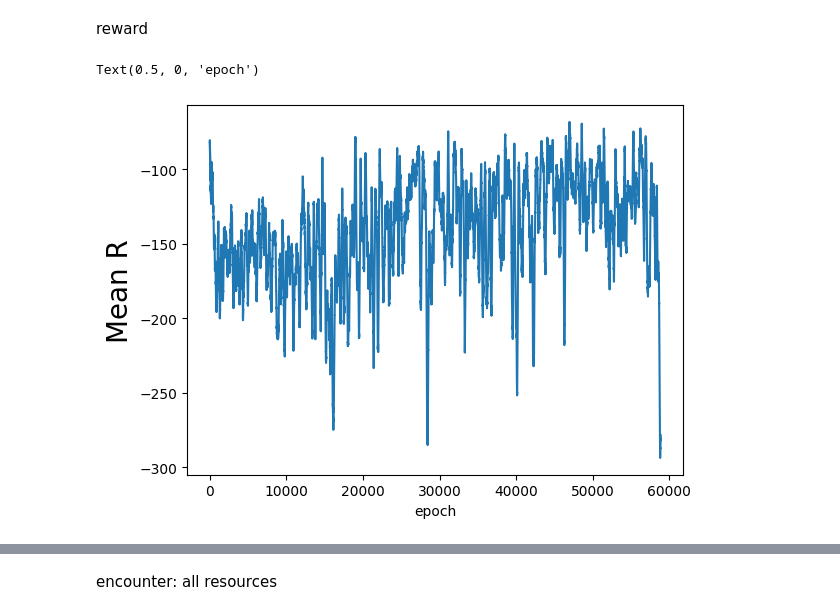
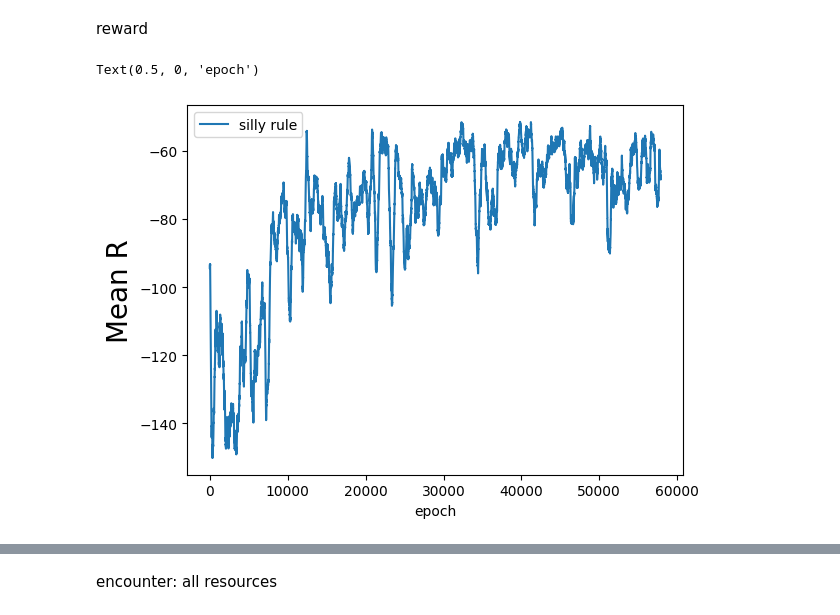
Before and after one commit to social-ai-uoft/sorrel, a Jupyter notebook: examples/state_punishment/analysis/analysis_v2.ipynb, the cells around one changed output, grey strips where cells are left out. Drawn from its saved outputs; the diff is of its cells as text; code cells hidden in the pictures.

```diff
--- a/examples/state_punishment/analysis/analysis_v2.ipynb
+++ b/examples/state_punishment/analysis/analysis_v2.ipynb
@@ -523,7 +523,10 @@ reward
 
 
 folders = [
-    'Study1_experiment_cond_stacked_view_simple_actions_3agents_respawn_0.04_s1_r1_seed3_20250507-18051746658070',
+    # 'Study1_experiment_cond_stacked_view_simple_actions_3agents_respawn_0.04_s1_r1_seed3_20250507-18051746658070',
+    "Study1_experiment_cond_v2_improved_punishment_scheme_stacked_view_simple_actions_3agents_respawn_0.04_s1_r1_seed3_20250603-11061748963658"
+    # 'Study1_control_only_taboo_cond_stacked_view_simple_actions_3agents_respawn_0.04_s1_r1_seed3_20250522-16051747946616',
+    # 'Study1_control_only_taboo_transfer_from_exp_cond_stacked_view_simple_actions_3agents_respawn_0.04_s1_r1_seed3_20250526-21051748308104'
 ]
 collective_rs = [[] for _ in range(len(folders))]
 for ixs, folder in enumerate(folders):
@@ -577,22 +580,20 @@ collective_processed = [[np.array(list(itertools.chain(*agent_condition_data)))
                         for condition_data in collective]
 collective_rs_ = [np.mean(trim_and_calculate_mean(collective_processed[i]), axis=0) for i in range(len(collective_processed))]
 # %%
-labels = ['composite', 'simple']
-labels = ['single_view & simple_actions', 'single_view & compound_actions', 'stacked_views & simple_actions', 'stacked_views & compound_actions']
-labels = ['silly rule', 'normal rule (nonlinear)', 'normal rule (linear)']
+labels = ['silly rule', 'important rule', 'important rule (transfer)']
 
 alpha = 0.2
-wsize = 200
+wsize = 500
 for ixs, d in enumerate(collective_rs_):
     # plt.plot(exponential_moving_average(d, alpha), label=labels[ixs])
     plt.plot(rolling_average(d, wsize), label=labels[ixs])
-# plt.legend()
+plt.legend()
 plt.ylabel('Mean R', fontsize=20)
 plt.xlabel('epoch')
 # plt.title('Mean R')
 # %% [output]
 Text(0.5, 0, 'epoch')
-[figure, old version]
+[figure, new version]
 # %%
 fig, axes = plt.subplots(1, len(labels), figsize=(4*len(labels),4))
 wsize = 200
```
Also changed, not shown: parts of 10 cells of this notebook, 11 other files.
